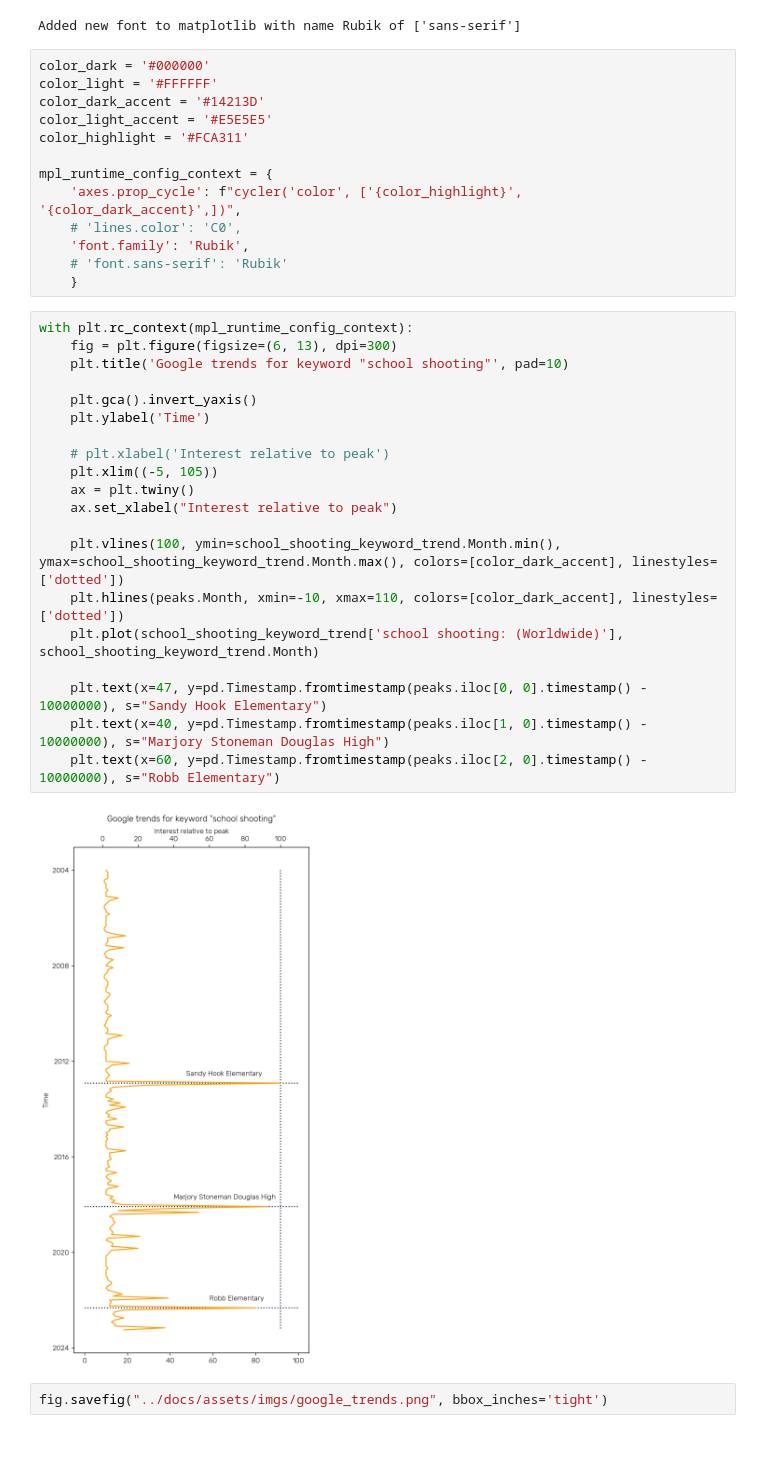
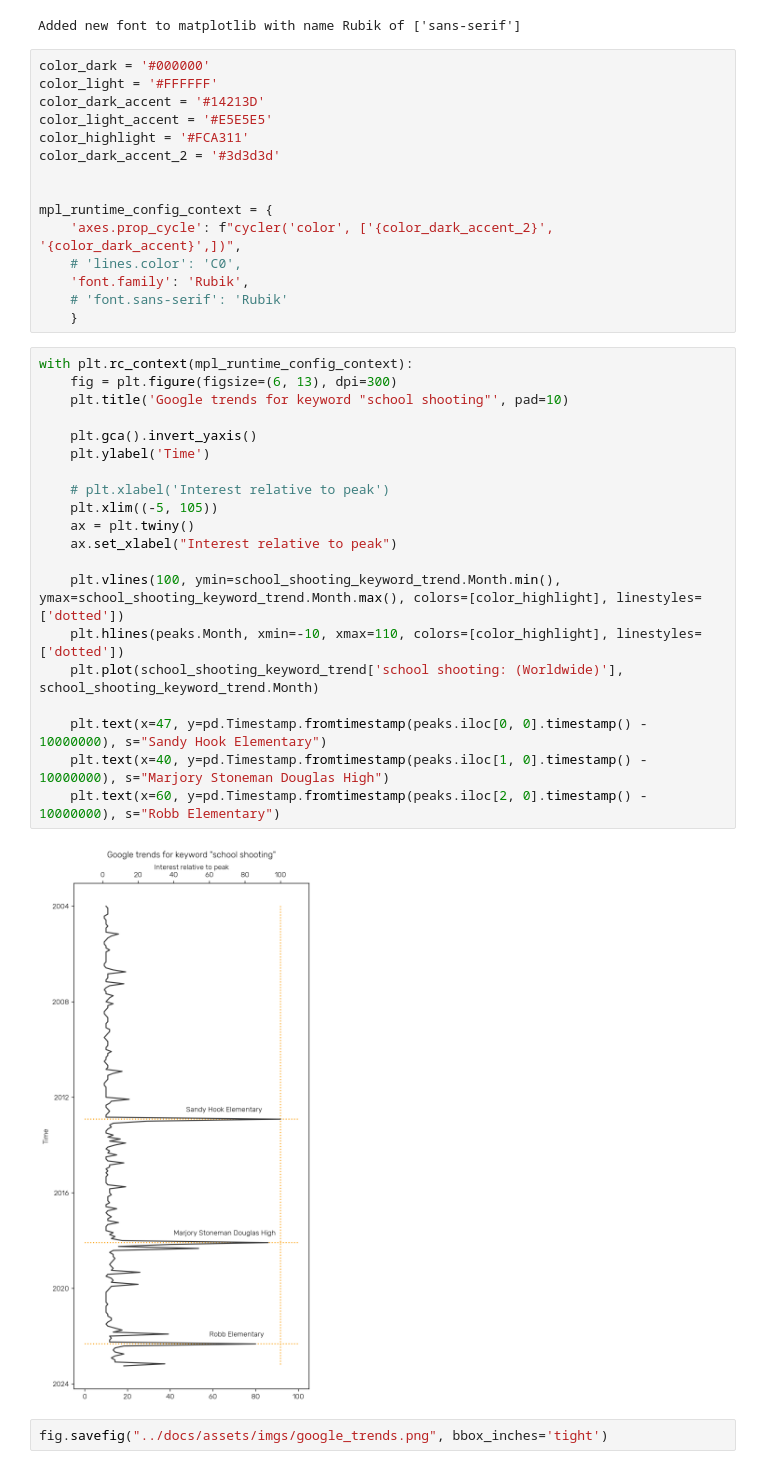
Before and after one commit to julzerinos/school-shootings-analysis, a Jupyter notebook: analysis/google_trends.ipynb, the cells around one changed output. Drawn from its saved outputs; the diff is of its cells as text.

```diff
--- a/analysis/google_trends.ipynb
+++ b/analysis/google_trends.ipynb
@@ -29,9 +29,11 @@ color_light = '#FFFFFF'
 color_dark_accent = '#14213D'
 color_light_accent = '#E5E5E5'
 color_highlight = '#FCA311'
+color_dark_accent_2 = '#3d3d3d'
+
 
 mpl_runtime_config_context = {
-    'axes.prop_cycle': f"cycler('color', ['{color_highlight}', '{color_dark_accent}',])",
+    'axes.prop_cycle': f"cycler('color', ['{color_dark_accent_2}', '{color_dark_accent}',])",
     # 'lines.color': 'C0',
     'font.family': 'Rubik',
     # 'font.sans-serif': 'Rubik'
@@ -39,24 +41,24 @@ mpl_runtime_config_context = {
 # %%
 with plt.rc_context(mpl_runtime_config_context):
     fig = plt.figure(figsize=(6, 13), dpi=300)
     plt.title('Google trends for keyword "school shooting"', pad=10)
 
     plt.gca().invert_yaxis()
     plt.ylabel('Time')
 
     # plt.xlabel('Interest relative to peak')
     plt.xlim((-5, 105))
     ax = plt.twiny()
     ax.set_xlabel("Interest relative to peak")
 
-    plt.vlines(100, ymin=school_shooting_keyword_trend.Month.min(), ymax=school_shooting_keyword_trend.Month.max(), colors=[color_dark_accent], linestyles=['dotted'])
-    plt.hlines(peaks.Month, xmin=-10, xmax=110, colors=[color_dark_accent], linestyles=['dotted'])
+    plt.vlines(100, ymin=school_shooting_keyword_trend.Month.min(), ymax=school_shooting_keyword_trend.Month.max(), colors=[color_highlight], linestyles=['dotted'])
+    plt.hlines(peaks.Month, xmin=-10, xmax=110, colors=[color_highlight], linestyles=['dotted'])
     plt.plot(school_shooting_keyword_trend['school shooting: (Worldwide)'], school_shooting_keyword_trend.Month)
 
     plt.text(x=47, y=pd.Timestamp.fromtimestamp(peaks.iloc[0, 0].timestamp() - 10000000), s="Sandy Hook Elementary")
     plt.text(x=40, y=pd.Timestamp.fromtimestamp(peaks.iloc[1, 0].timestamp() - 10000000), s="Marjory Stoneman Douglas High")
     plt.text(x=60, y=pd.Timestamp.fromtimestamp(peaks.iloc[2, 0].timestamp() - 10000000), s="Robb Elementary")
 # %% [output]
-[figure, old version]
+[figure, new version]
 # %%
 fig.savefig("../docs/assets/imgs/google_trends.png", bbox_inches='tight')
```
Also changed, not shown: 12 other files.
